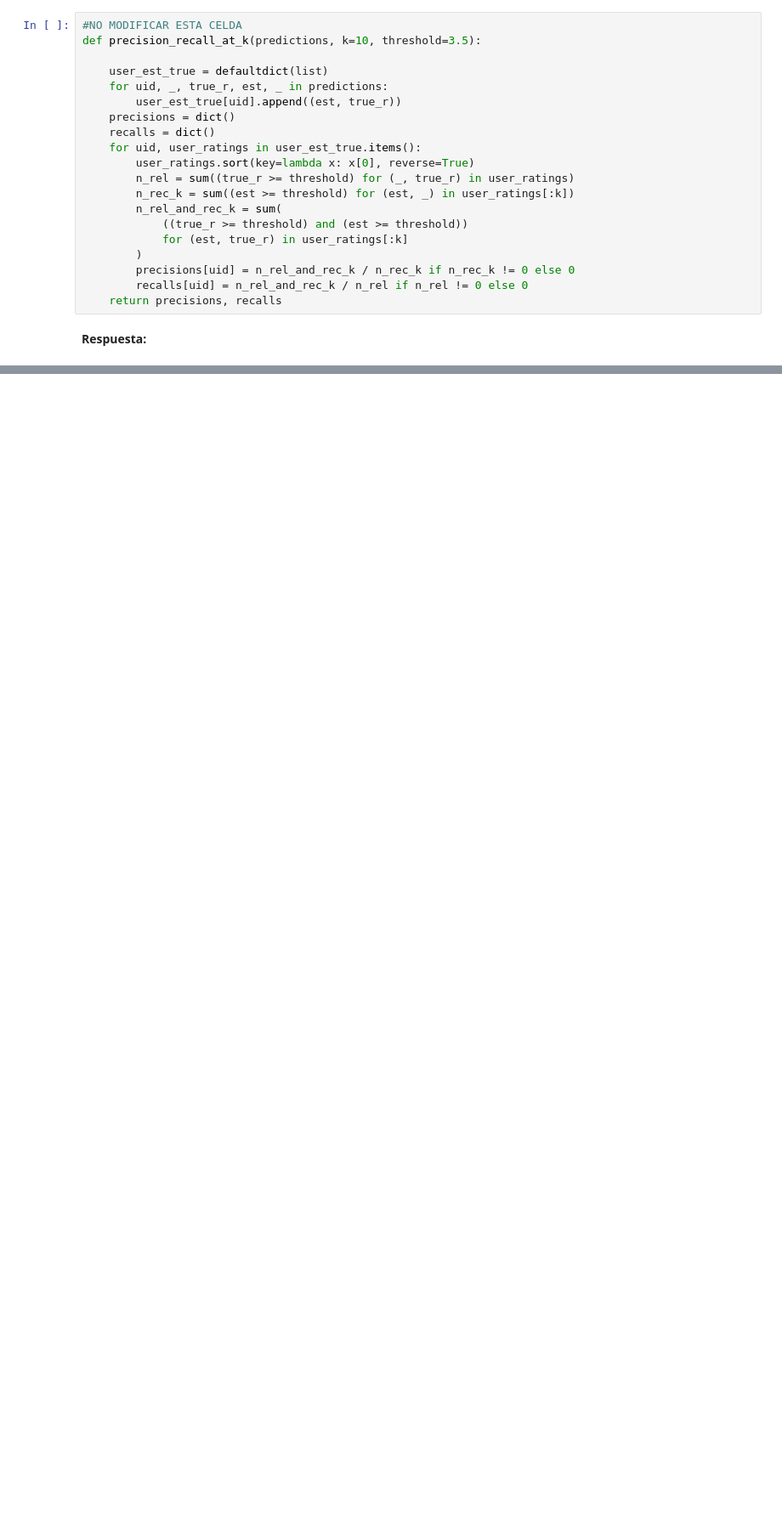
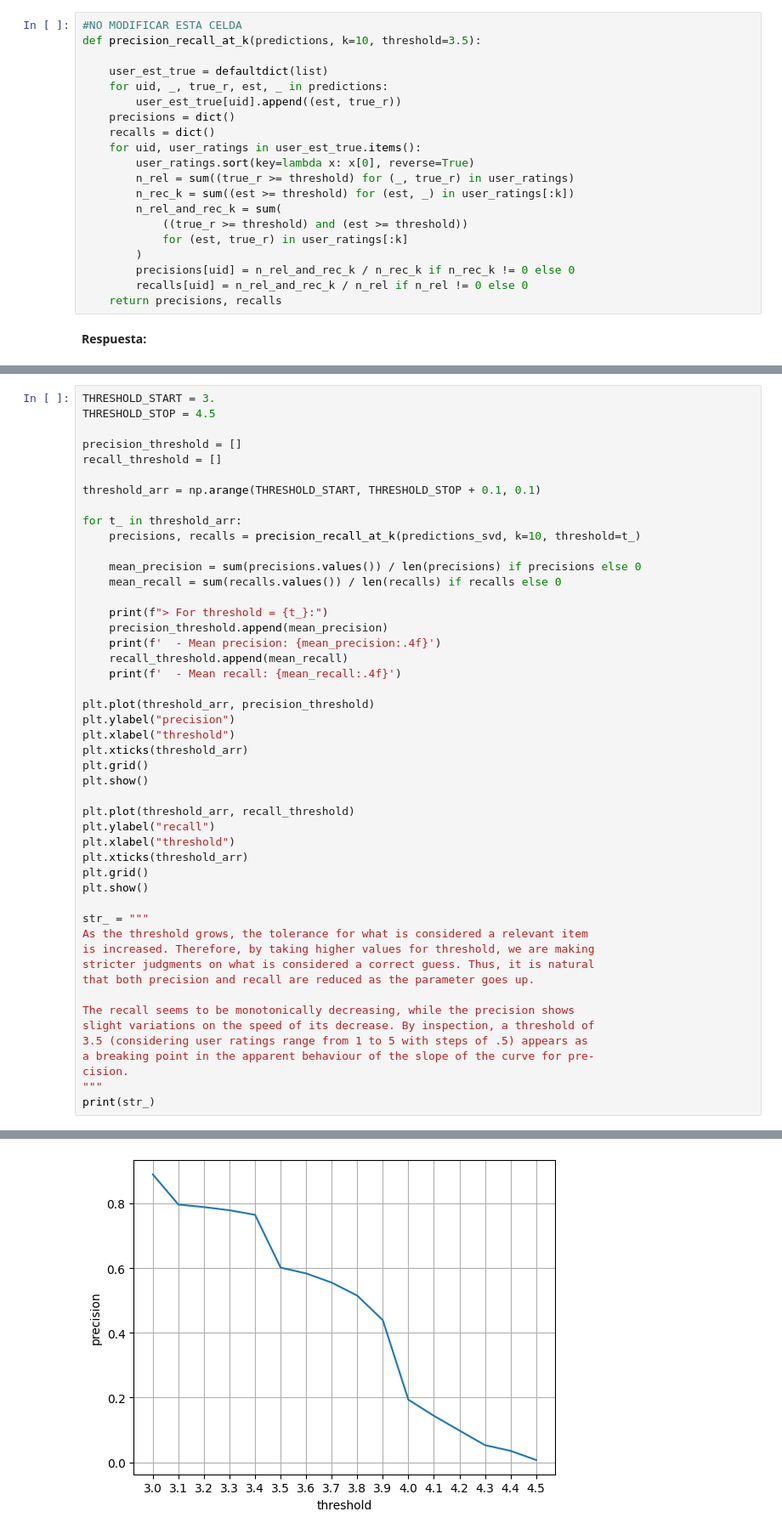
Before and after one commit to frpezzolla/lab_mds, a Jupyter notebook: lab_8/Lab_8_Enunciado.ipynb, the cells around one changed output, grey strips where cells are left out. Shown at 85% size. Drawn from its saved outputs; the diff is of its cells as text; blank space fills up the shorter version.

```diff
--- a/lab_8/Lab_8_Enunciado.ipynb
+++ b/lab_8/Lab_8_Enunciado.ipynb
@@ -1222,0 +1443,49 @@ BeerId: 50795, Estimated Rating: 3.79
+# %%
+THRESHOLD_START = 3.
+THRESHOLD_STOP = 4.5
+
+precision_threshold = []
+recall_threshold = []
+
+threshold_arr = np.arange(THRESHOLD_START, THRESHOLD_STOP + 0.1, 0.1)
+
+for t_ in threshold_arr:
+    precisions, recalls = precision_recall_at_k(predictions_svd, k=10, threshold=t_)
+
+    mean_precision = sum(precisions.values()) / len(precisions) if precisions else 0
+    mean_recall = sum(recalls.values()) / len(recalls) if recalls else 0
+
+    print(f"> For threshold = {t_}:")
+    precision_threshold.append(mean_precision)
+    print(f'  - Mean precision: {mean_precision:.4f}')
+    recall_threshold.append(mean_recall)
+    print(f'  - Mean recall: {mean_recall:.4f}')
+
+plt.plot(threshold_arr, precision_threshold)
+plt.ylabel("precision")
+plt.xlabel("threshold")
+plt.xticks(threshold_arr)
+plt.grid()
+plt.show()
+
+plt.plot(threshold_arr, recall_threshold)
+plt.ylabel("recall")
+plt.xlabel("threshold")
+plt.xticks(threshold_arr)
+plt.grid()
+plt.show()
+
+str_ = """
+As the threshold grows, the tolerance for what is considered a relevant item
+is increased. Therefore, by taking higher values for threshold, we are making
+stricter judgments on what is considered a correct guess. Thus, it is natural
+that both precision and recall are reduced as the parameter goes up.
+
+The recall seems to be monotonically decreasing, while the precision shows
+slight variations on the speed of its decrease. By inspection, a threshold of
+3.5 (considering user ratings range from 1 to 5 with steps of .5) appears as
+a breaking point in the apparent behaviour of the slope of the curve for pre-
+cision.
+"""
+print(str_)
+# %% [output]
@@ -1222,0 +1509 @@ BeerId: 50795, Estimated Rating: 3.79
+[figure, added]
```
Also changed, not shown: parts of 21 cells of this notebook.
